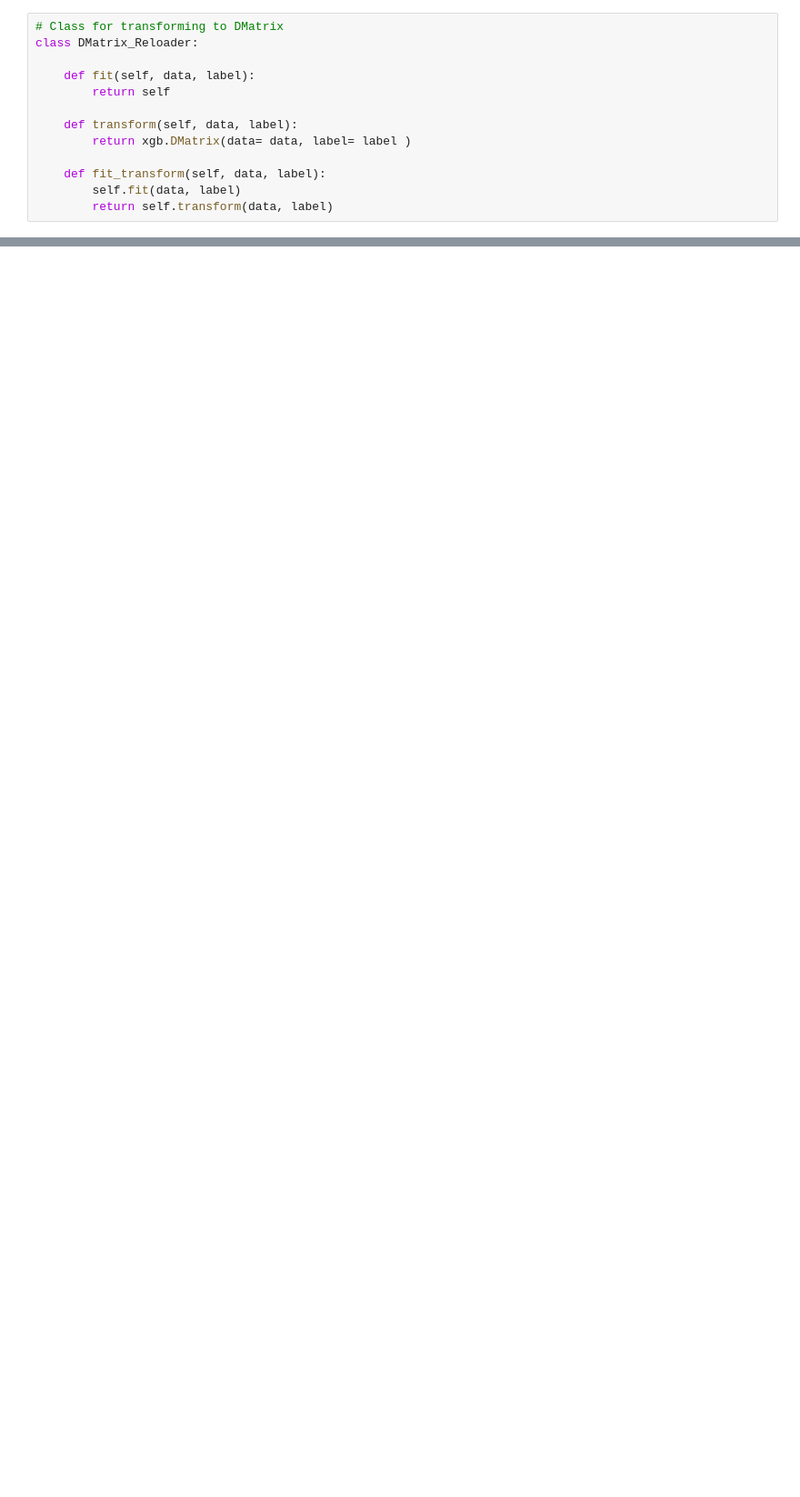
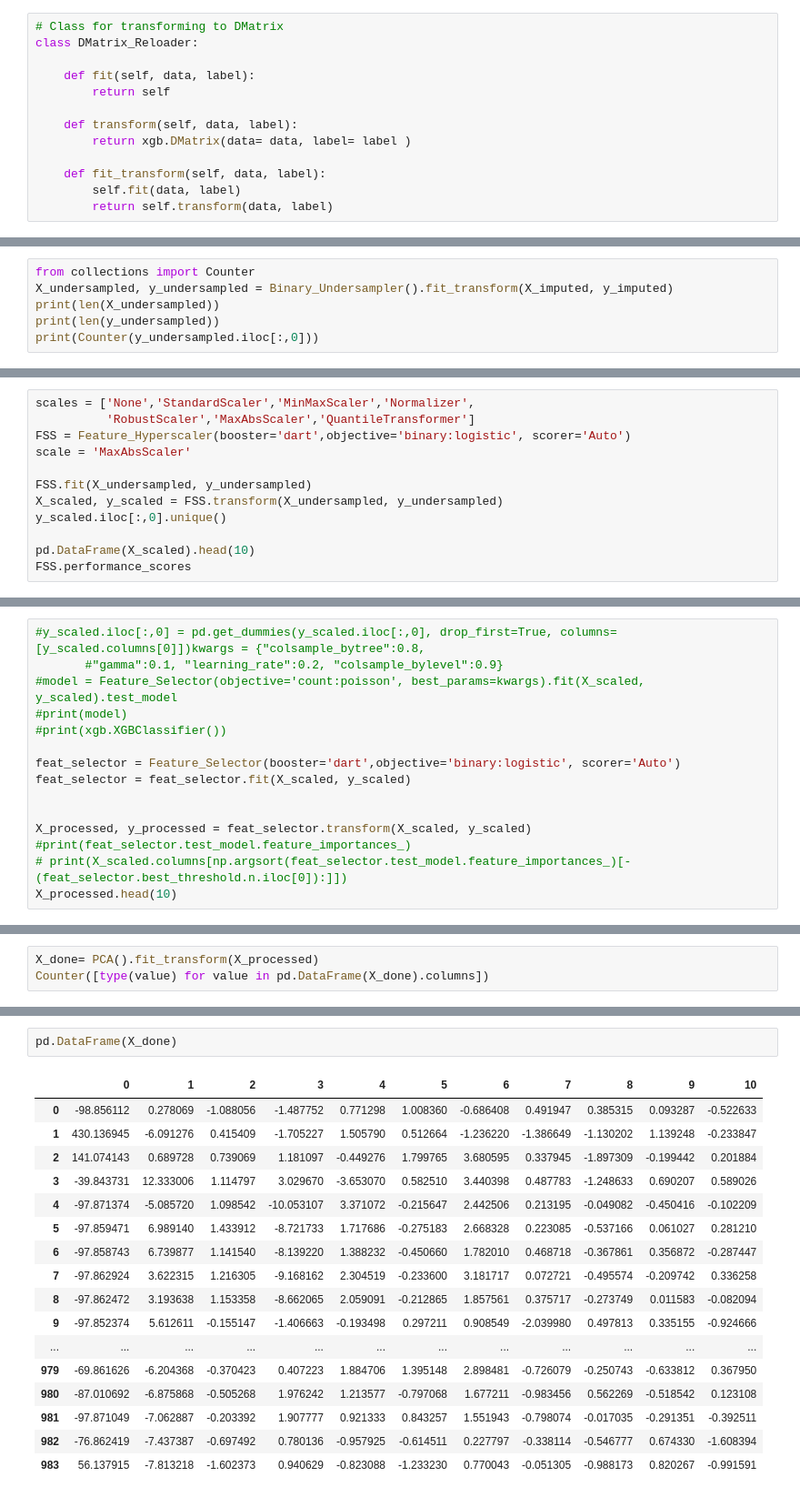
Before and after one commit to JanErish/Portfolio_von_Jan, a Jupyter notebook: XGBoost_Pipeline-UNFINISHED.ipynb, the cells around one changed output, grey strips where cells are left out. Shown at 91% size. Cells and saved outputs as stored; diff of their text form; blank space fills up the shorter version.

```diff
--- a/XGBoost_Pipeline-UNFINISHED.ipynb
+++ b/XGBoost_Pipeline-UNFINISHED.ipynb
@@ -967,0 +1889,6 @@ def XGBoost_Trainer(df, target=None, model= 'other', resampling=None,
+# %%
+from collections import Counter
+X_undersampled, y_undersampled = Binary_Undersampler().fit_transform(X_imputed, y_imputed)
+print(len(X_undersampled))
+print(len(y_undersampled))
+print(Counter(y_undersampled.iloc[:,0]))
@@ -967,0 +1903,12 @@ def XGBoost_Trainer(df, target=None, model= 'other', resampling=None,
+# %%
+scales = ['None','StandardScaler','MinMaxScaler','Normalizer',
+          'RobustScaler','MaxAbsScaler','QuantileTransformer']
+FSS = Feature_Hyperscaler(booster='dart',objective='binary:logistic', scorer='Auto')
+scale = 'MaxAbsScaler'
+
+FSS.fit(X_undersampled, y_undersampled)
+X_scaled, y_scaled = FSS.transform(X_undersampled, y_undersampled)
+y_scaled.iloc[:,0].unique()
+
+pd.DataFrame(X_scaled).head(10)
+FSS.performance_scores
@@ -967,0 +1963,15 @@ def XGBoost_Trainer(df, target=None, model= 'other', resampling=None,
+# %%
+#y_scaled.iloc[:,0] = pd.get_dummies(y_scaled.iloc[:,0], drop_first=True, columns=[y_scaled.columns[0]])kwargs = {"colsample_bytree":0.8,
+       #"gamma":0.1, "learning_rate":0.2, "colsample_bylevel":0.9}
+#model = Feature_Selector(objective='count:poisson', best_params=kwargs).fit(X_scaled, y_scaled).test_model
+#print(model)
+#print(xgb.XGBClassifier())
+
+feat_selector = Feature_Selector(booster='dart',objective='binary:logistic', scorer='Auto')
+feat_selector = feat_selector.fit(X_scaled, y_scaled)
+
+
+X_processed, y_processed = feat_selector.transform(X_scaled, y_scaled)
+#print(feat_selector.test_model.feature_importances_)
+# print(X_scaled.columns[np.argsort(feat_selector.test_model.feature_importances_)[-(feat_selector.best_threshold.n.iloc[0]):]])
+X_processed.head(10)
@@ -967,0 +2024,3 @@ def XGBoost_Trainer(df, target=None, model= 'other', resampling=None,
+# %%
+X_done= PCA().fit_transform(X_processed)
+Counter([type(value) for value in pd.DataFrame(X_done).columns])
@@ -967,0 +2029,20 @@ def XGBoost_Trainer(df, target=None, model= 'other', resampling=None,
+# %%
+pd.DataFrame(X_done)
+# %% [output]
+|  | 0 | 1 | 2 | 3 | 4 | 5 | 6 | 7 | 8 | 9 | 10 |
+| 0 | -98.856112 | 0.278069 | -1.088056 | -1.487752 | 0.771298 | 1.008360 | -0.686408 | 0.491947 | 0.385315 | 0.093287 | -0.522633 |
+| 1 | 430.136945 | -6.091276 | 0.415409 | -1.705227 | 1.505790 | 0.512664 | -1.236220 | -1.386649 | -1.130202 | 1.139248 | -0.233847 |
+| 2 | 141.074143 | 0.689728 | 0.739069 | 1.181097 | -0.449276 | 1.799765 | 3.680595 | 0.337945 | -1.897309 | -0.199442 | 0.201884 |
+| 3 | -39.843731 | 12.333006 | 1.114797 | 3.029670 | -3.653070 | 0.582510 | 3.440398 | 0.487783 | -1.248633 | 0.690207 | 0.589026 |
+| 4 | -97.871374 | -5.085720 | 1.098542 | -10.053107 | 3.371072 | -0.215647 | 2.442506 | 0.213195 | -0.049082 | -0.450416 | -0.102209 |
+| 5 | -97.859471 | 6.989140 | 1.433912 | -8.721733 | 1.717686 | -0.275183 | 2.668328 | 0.223085 | -0.537166 | 0.061027 | 0.281210 |
+| 6 | -97.858743 | 6.739877 | 1.141540 | -8.139220 | 1.388232 | -0.450660 | 1.782010 | 0.468718 | -0.367861 | 0.356872 | -0.287447 |
+| 7 | -97.862924 | 3.622315 | 1.216305 | -9.168162 | 2.304519 | -0.233600 | 3.181717 | 0.072721 | -0.495574 | -0.209742 | 0.336258 |
+| 8 | -97.862472 | 3.193638 | 1.153358 | -8.662065 | 2.059091 | -0.212865 | 1.857561 | 0.375717 | -0.273749 | 0.011583 | -0.082094 |
+| 9 | -97.852374 | 5.612611 | -0.155147 | -1.406663 | -0.193498 | 0.297211 | 0.908549 | -2.039980 | 0.497813 | 0.335155 | -0.924666 |
+| ... | ... | ... | ... | ... | ... | ... | ... | ... | ... | ... | ... |
+| 979 | -69.861626 | -6.204368 | -0.370423 | 0.407223 | 1.884706 | 1.395148 | 2.898481 | -0.726079 | -0.250743 | -0.633812 | 0.367950 |
+| 980 | -87.010692 | -6.875868 | -0.505268 | 1.976242 | 1.213577 | -0.797068 | 1.677211 | -0.983456 | 0.562269 | -0.518542 | 0.123108 |
+| 981 | -97.871049 | -7.062887 | -0.203392 | 1.907777 | 0.921333 | 0.843257 | 1.551943 | -0.798074 | -0.017035 | -0.291351 | -0.392511 |
+| 982 | -76.862419 | -7.437387 | -0.697492 | 0.780136 | -0.957925 | -0.614511 | 0.227797 | -0.338114 | -0.546777 | 0.674330 | -1.608394 |
+| 983 | 56.137915 | -7.813218 | -1.602373 | 0.940629 | -0.823088 | -1.233230 | 0.770043 | -0.051305 | -0.988173 | 0.820267 | -0.991591 |
```
Also changed, not shown: parts of 59 cells of this notebook.
